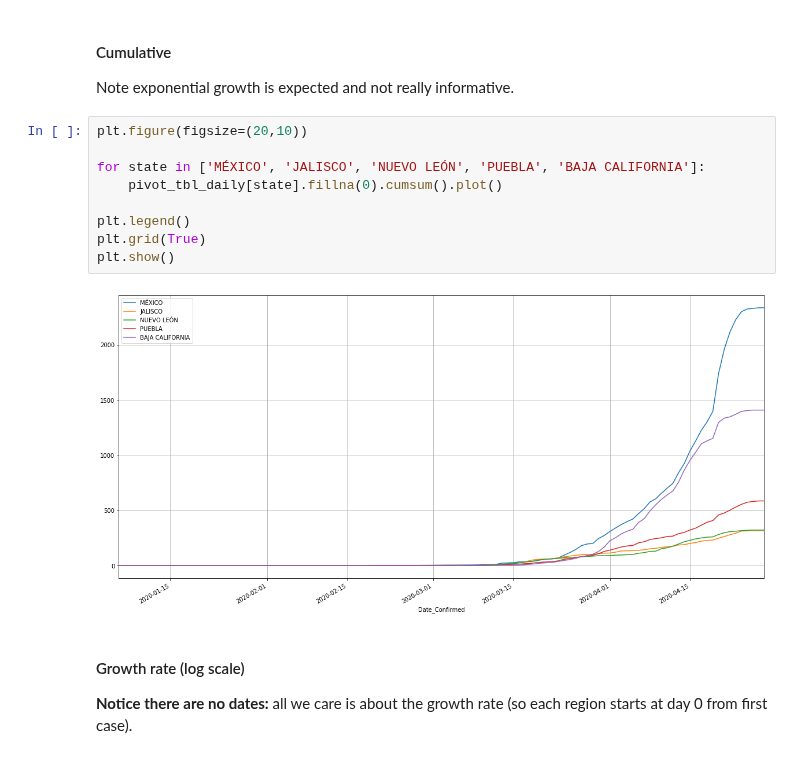
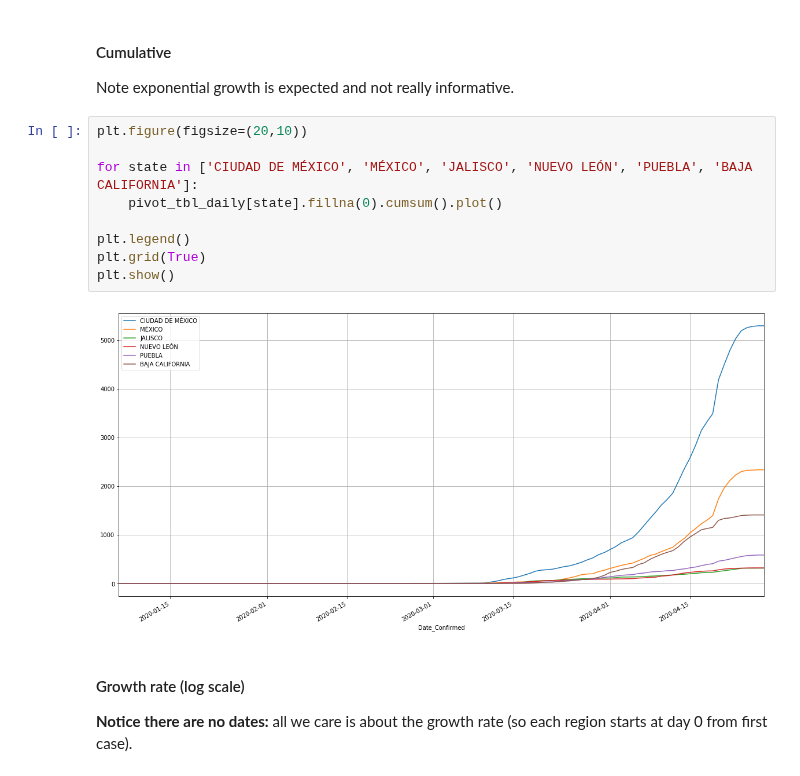
Before and after one commit to marianarf/covid19_mexico_analysis, a Jupyter notebook: mexico_cases_by_date.ipynb, the cells around one changed output. Drawn from its saved outputs; the diff is of its cells as text.

```diff
--- a/mexico_cases_by_date.ipynb
+++ b/mexico_cases_by_date.ipynb
@@ -81,14 +81,14 @@ Note exponential growth is expected and not really informative.
 # %%
 plt.figure(figsize=(20,10))
 
-for state in ['MÉXICO', 'JALISCO', 'NUEVO LEÓN', 'PUEBLA', 'BAJA CALIFORNIA']:
+for state in ['CIUDAD DE MÉXICO', 'MÉXICO', 'JALISCO', 'NUEVO LEÓN', 'PUEBLA', 'BAJA CALIFORNIA']:
     pivot_tbl_daily[state].fillna(0).cumsum().plot()
 
 plt.legend()
 plt.grid(True)
 plt.show()
 # %% [output]
-[figure, old version]
+[figure, new version]
 # %% [markdown]
 #### Growth rate (log scale)
 **Notice there are no dates:** all we care is about the growth rate (so each region starts at day 0 from first case).
```
Also changed, not shown: 2 other files.
